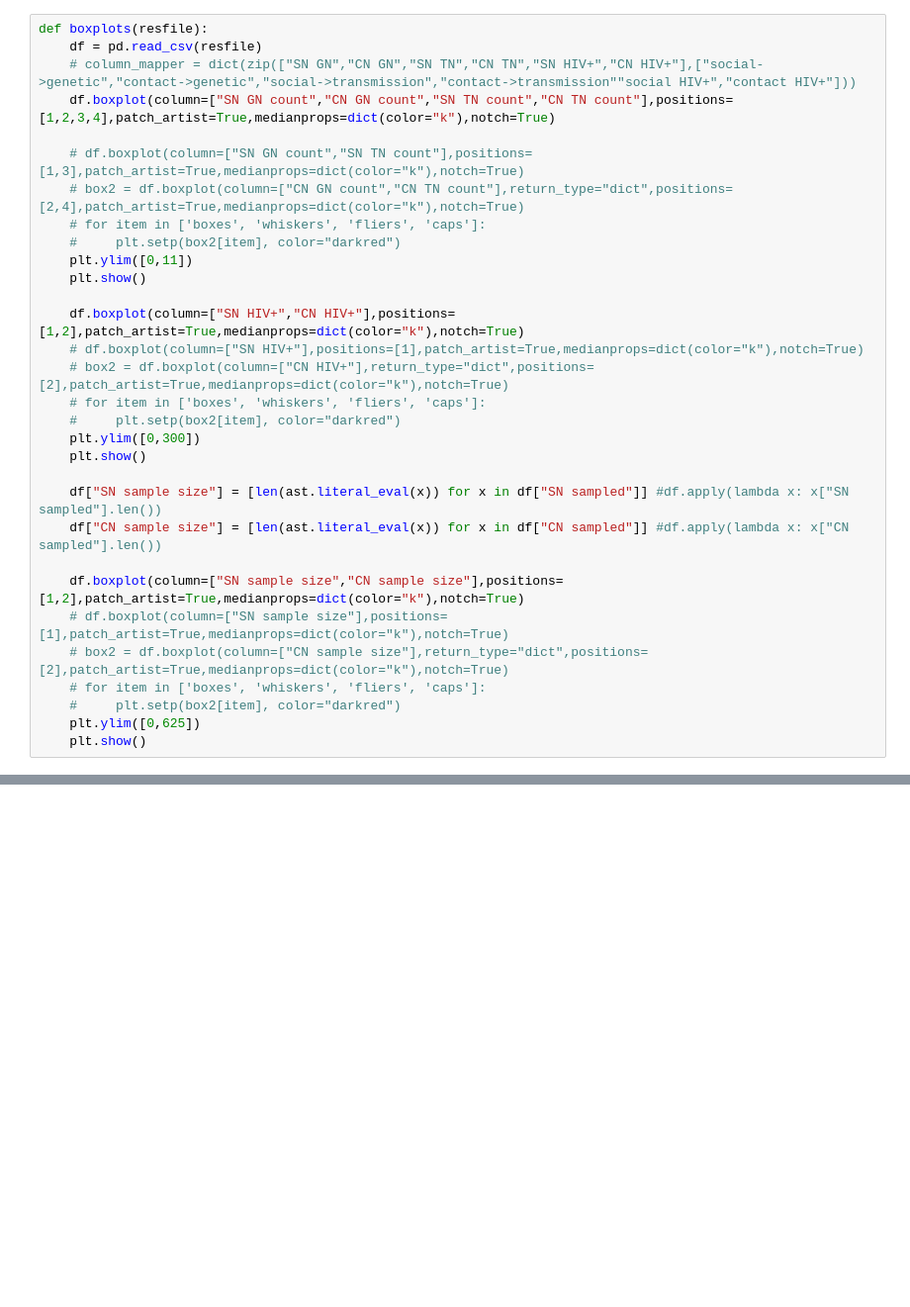
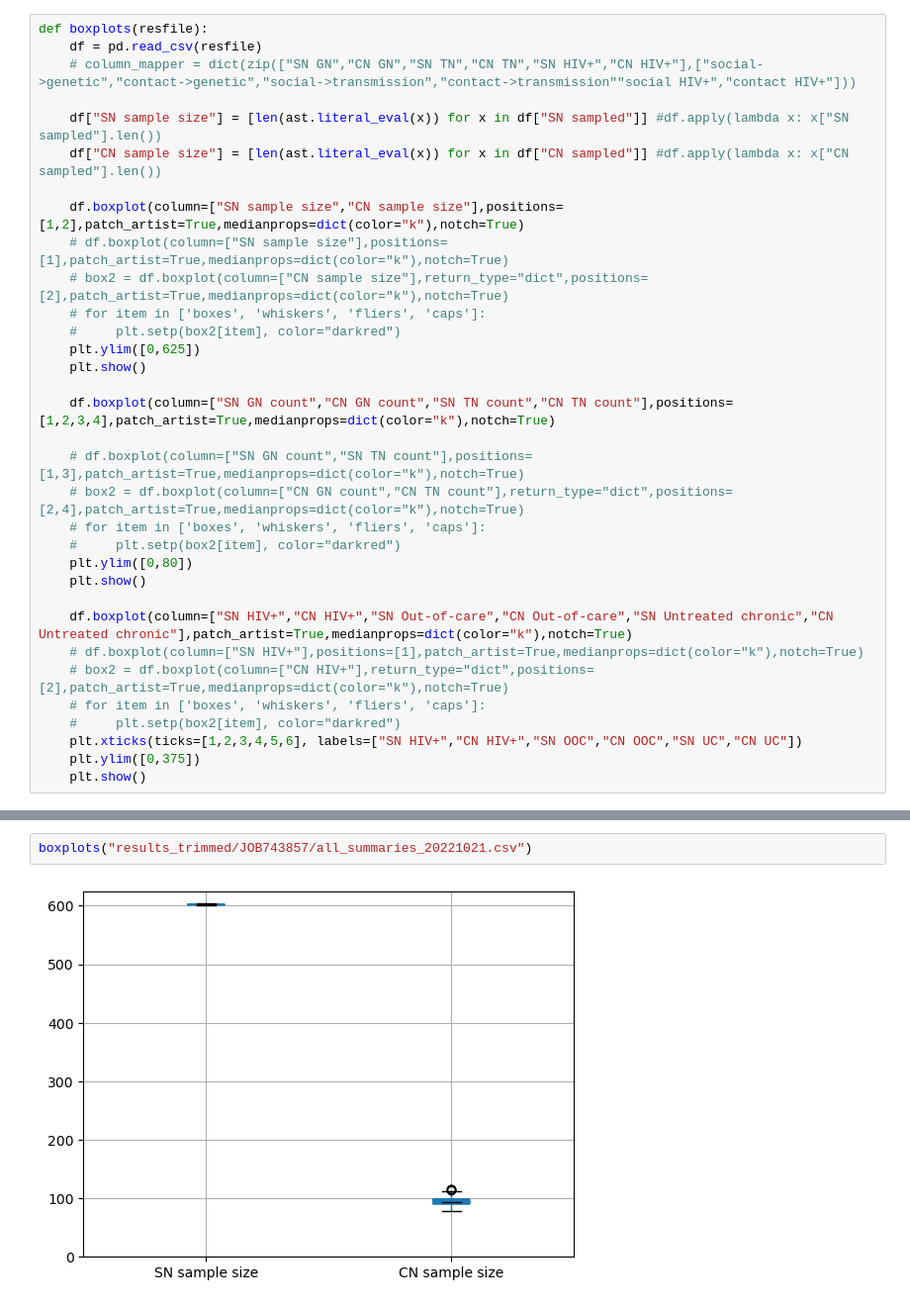
Before and after one commit to breecummins/social_sampling_in_epidemics, a Jupyter notebook: simulations/study_params_20220929/visualize_results.ipynb, the cells around one changed output, grey strips where cells are left out. Shown at 99% size. Saved outputs shown, nothing was run; the diff lists cells and outputs as text; blank space fills up the shorter version.

Commit message:
updated figures

```diff
--- a/simulations/study_params_20220929/visualize_results.ipynb
+++ b/simulations/study_params_20220929/visualize_results.ipynb
@@ -7,22 +7,6 @@ import ast
 def boxplots(resfile):
     df = pd.read_csv(resfile)
     # column_mapper = dict(zip(["SN GN","CN GN","SN TN","CN TN","SN HIV+","CN HIV+"],["social->genetic","contact->genetic","social->transmission","contact->transmission""social HIV+","contact HIV+"]))
-    df.boxplot(column=["SN GN count","CN GN count","SN TN count","CN TN count"],positions=[1,2,3,4],patch_artist=True,medianprops=dict(color="k"),notch=True)
-
-    # df.boxplot(column=["SN GN count","SN TN count"],positions=[1,3],patch_artist=True,medianprops=dict(color="k"),notch=True)
-    # box2 = df.boxplot(column=["CN GN count","CN TN count"],return_type="dict",positions=[2,4],patch_artist=True,medianprops=dict(color="k"),notch=True)
-    # for item in ['boxes', 'whiskers', 'fliers', 'caps']:
-    #     plt.setp(box2[item], color="darkred")
-    plt.ylim([0,11])
-    plt.show()
-
-    df.boxplot(column=["SN HIV+","CN HIV+"],positions=[1,2],patch_artist=True,medianprops=dict(color="k"),notch=True)
-    # df.boxplot(column=["SN HIV+"],positions=[1],patch_artist=True,medianprops=dict(color="k"),notch=True)
-    # box2 = df.boxplot(column=["CN HIV+"],return_type="dict",positions=[2],patch_artist=True,medianprops=dict(color="k"),notch=True)
-    # for item in ['boxes', 'whiskers', 'fliers', 'caps']:
-    #     plt.setp(box2[item], color="darkred")
-    plt.ylim([0,300])
-    plt.show()
 
     df["SN sample size"] = [len(ast.literal_eval(x)) for x in df["SN sampled"]] #df.apply(lambda x: x["SN sampled"].len())
     df["CN sample size"] = [len(ast.literal_eval(x)) for x in df["CN sampled"]] #df.apply(lambda x: x["CN sampled"].len())
@@ -34,3 +18,21 @@ def boxplots(resfile):
     #     plt.setp(box2[item], color="darkred")
     plt.ylim([0,625])
     plt.show()
+
+    df.boxplot(column=["SN GN count","CN GN count","SN TN count","CN TN count"],positions=[1,2,3,4],patch_artist=True,medianprops=dict(color="k"),notch=True)
+
+    # df.boxplot(column=["SN GN count","SN TN count"],positions=[1,3],patch_artist=True,medianprops=dict(color="k"),notch=True)
+    # box2 = df.boxplot(column=["CN GN count","CN TN count"],return_type="dict",positions=[2,4],patch_artist=True,medianprops=dict(color="k"),notch=True)
+    # for item in ['boxes', 'whiskers', 'fliers', 'caps']:
+    #     plt.setp(box2[item], color="darkred")
+    plt.ylim([0,80])
+    plt.show()
+
+    df.boxplot(column=["SN HIV+","CN HIV+","SN Out-of-care","CN Out-of-care","SN Untreated chronic","CN Untreated chronic"],patch_artist=True,medianprops=dict(color="k"),notch=True)
+    # df.boxplot(column=["SN HIV+"],positions=[1],patch_artist=True,medianprops=dict(color="k"),notch=True)
+    # box2 = df.boxplot(column=["CN HIV+"],return_type="dict",positions=[2],patch_artist=True,medianprops=dict(color="k"),notch=True)
+    # for item in ['boxes', 'whiskers', 'fliers', 'caps']:
+    #     plt.setp(box2[item], color="darkred")
+    plt.xticks(ticks=[1,2,3,4,5,6], labels=["SN HIV+","CN HIV+","SN OOC","CN OOC","SN UC","CN UC"])
+    plt.ylim([0,375])
+    plt.show()
@@ -44,0 +39,4 @@ boxplots("all_summaries_20221017.csv")
+# %%
+boxplots("results_trimmed/JOB743857/all_summaries_20221021.csv")
+# %% [output]
+[figure, added]
```
Also changed, not shown: parts of 3 cells of this notebook.
